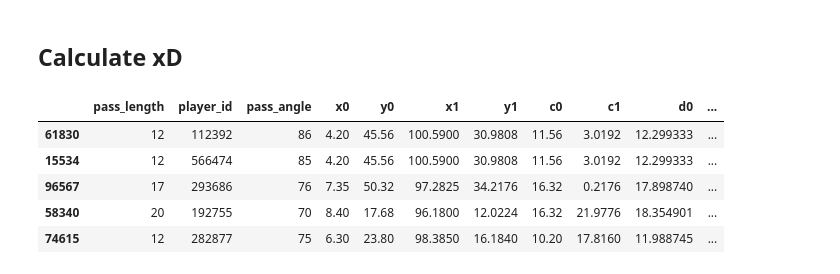
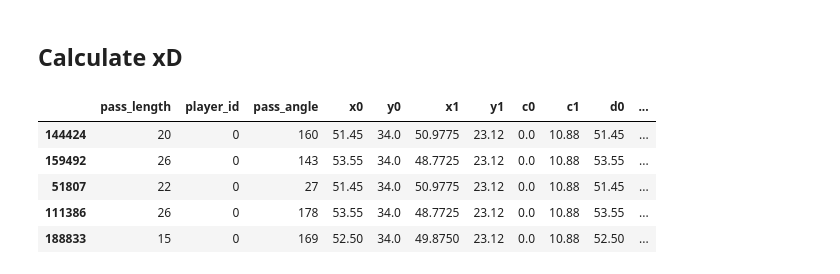
Before and after one commit to MarijnSt/soccermatics-project-2, a Jupyter notebook: notebooks/expected_danger.ipynb, the cells around one changed output. Cells and saved outputs as stored; diff of their text form; code cells hidden in the pictures.

```diff
--- a/notebooks/expected_danger.ipynb
+++ b/notebooks/expected_danger.ipynb
@@ -646,13 +648,13 @@ memory usage: 25.8 MB
 # %% [markdown]
 ## Calculate xD
 # %%
-df_danger_passes["xD"] = df_danger_passes["danger_pass_proba"] * df_danger_passes["xg_pred"]
+df_danger_passes['xD'] = df_danger_passes['danger_pass_proba'] * df_danger_passes['xg_pred']
 
-df_danger_passes.sort_values(by="xD", ascending=False).head()
+df_danger_passes.sort_values(by='player_id', ascending=True).head()
 # %% [output]
 |  | pass_length | player_id | pass_angle | x0 | y0 | x1 | y1 | c0 | c1 | d0 | ... |
-| 61830 | 12 | 112392 | 86 | 4.20 | 45.56 | 100.5900 | 30.9808 | 11.56 | 3.0192 | 12.299333 | ... |
-| 15534 | 12 | 566474 | 85 | 4.20 | 45.56 | 100.5900 | 30.9808 | 11.56 | 3.0192 | 12.299333 | ... |
-| 96567 | 17 | 293686 | 76 | 7.35 | 50.32 | 97.2825 | 34.2176 | 16.32 | 0.2176 | 17.898740 | ... |
-| 58340 | 20 | 192755 | 70 | 8.40 | 17.68 | 96.1800 | 12.0224 | 16.32 | 21.9776 | 18.354901 | ... |
-| 74615 | 12 | 282877 | 75 | 6.30 | 23.80 | 98.3850 | 16.1840 | 10.20 | 17.8160 | 11.988745 | ... |
+| 144424 | 20 | 0 | 160 | 51.45 | 34.0 | 50.9775 | 23.12 | 0.0 | 10.88 | 51.45 | ... |
+| 159492 | 26 | 0 | 143 | 53.55 | 34.0 | 48.7725 | 23.12 | 0.0 | 10.88 | 53.55 | ... |
+| 51807 | 22 | 0 | 27 | 51.45 | 34.0 | 50.9775 | 23.12 | 0.0 | 10.88 | 51.45 | ... |
+| 111386 | 26 | 0 | 178 | 53.55 | 34.0 | 48.7725 | 23.12 | 0.0 | 10.88 | 53.55 | ... |
+| 188833 | 15 | 0 | 169 | 52.50 | 34.0 | 49.8750 | 23.12 | 0.0 | 10.88 | 52.50 | ... |
```
Also changed, not shown: parts of 5 cells of this notebook.
